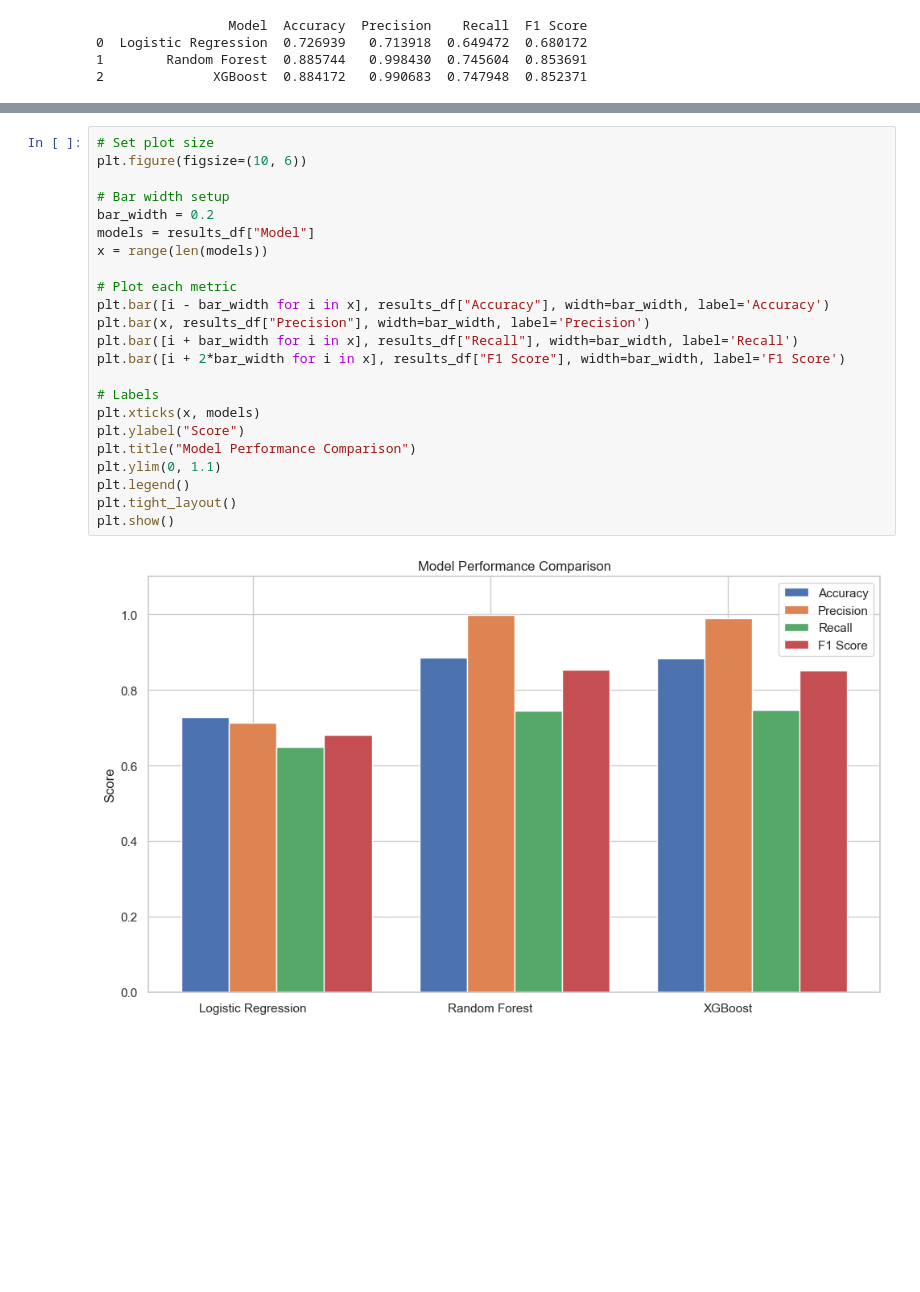
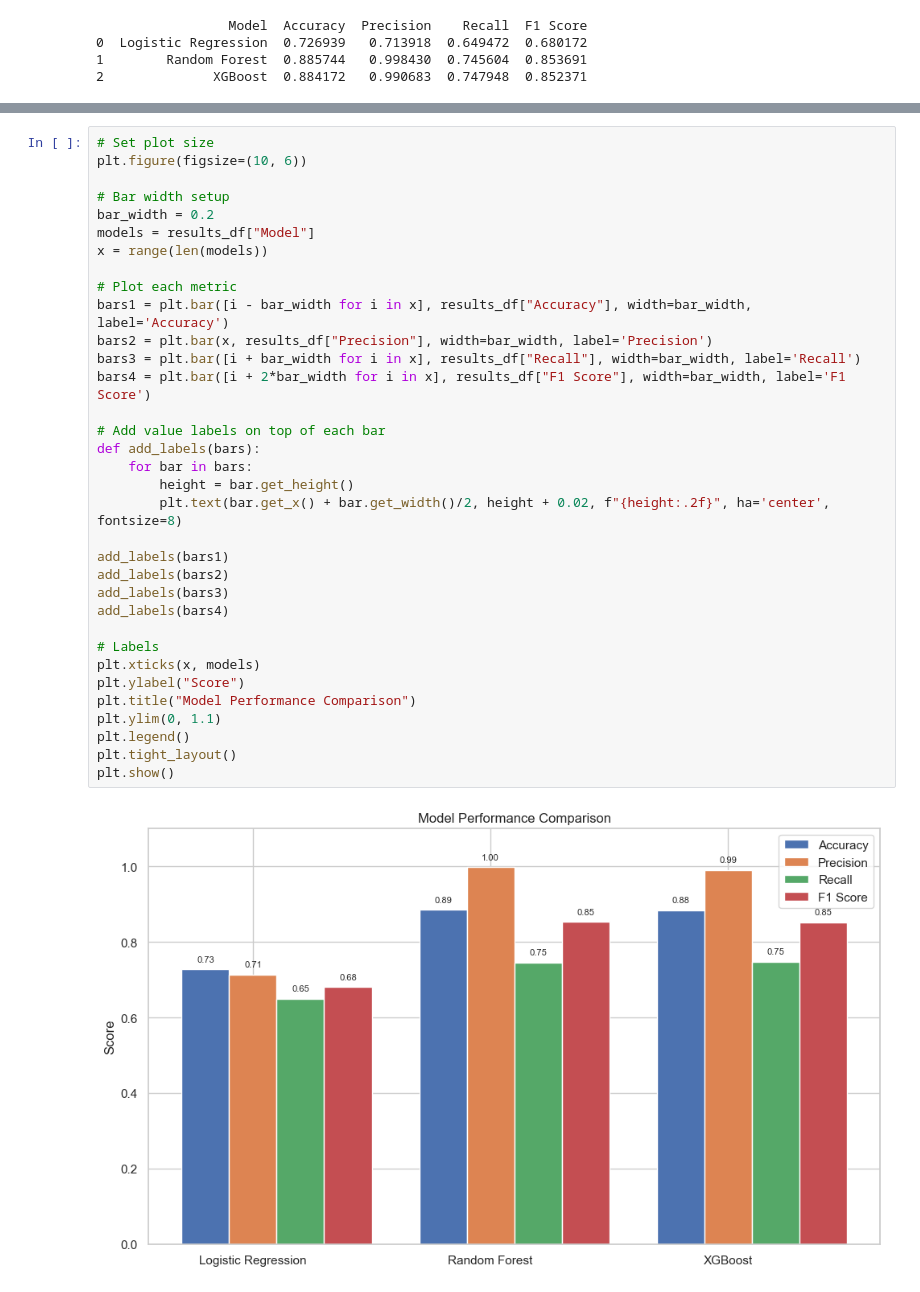
Before and after one commit to maishatabassum932/Cyber-Attack-Detection, a Jupyter notebook: detection.ipynb, the cells around one changed output, grey strips where cells are left out. Cells and saved outputs as stored; diff of their text form; blank space fills up the shorter version.

```diff
--- a/detection.ipynb
+++ b/detection.ipynb
@@ -695,25 +697,36 @@ print(results_df)
 # %%
 # Set plot size
 plt.figure(figsize=(10, 6))
 
 # Bar width setup
 bar_width = 0.2
 models = results_df["Model"]
 x = range(len(models))
 
 # Plot each metric
-plt.bar([i - bar_width for i in x], results_df["Accuracy"], width=bar_width, label='Accuracy')
-plt.bar(x, results_df["Precision"], width=bar_width, label='Precision')
-plt.bar([i + bar_width for i in x], results_df["Recall"], width=bar_width, label='Recall')
-plt.bar([i + 2*bar_width for i in x], results_df["F1 Score"], width=bar_width, label='F1 Score')
+bars1 = plt.bar([i - bar_width for i in x], results_df["Accuracy"], width=bar_width, label='Accuracy')
+bars2 = plt.bar(x, results_df["Precision"], width=bar_width, label='Precision')
+bars3 = plt.bar([i + bar_width for i in x], results_df["Recall"], width=bar_width, label='Recall')
+bars4 = plt.bar([i + 2*bar_width for i in x], results_df["F1 Score"], width=bar_width, label='F1 Score')
+
+# Add value labels on top of each bar
+def add_labels(bars):
+    for bar in bars:
+        height = bar.get_height()
+        plt.text(bar.get_x() + bar.get_width()/2, height + 0.02, f"{height:.2f}", ha='center', fontsize=8)
+
+add_labels(bars1)
+add_labels(bars2)
+add_labels(bars3)
+add_labels(bars4)
 
 # Labels
 plt.xticks(x, models)
 plt.ylabel("Score")
 plt.title("Model Performance Comparison")
 plt.ylim(0, 1.1)
 plt.legend()
 plt.tight_layout()
 plt.show()
 # %% [output]
-[figure, old version]
+[figure, new version]
```
Also changed, not shown: parts of 1 cell of this notebook.
